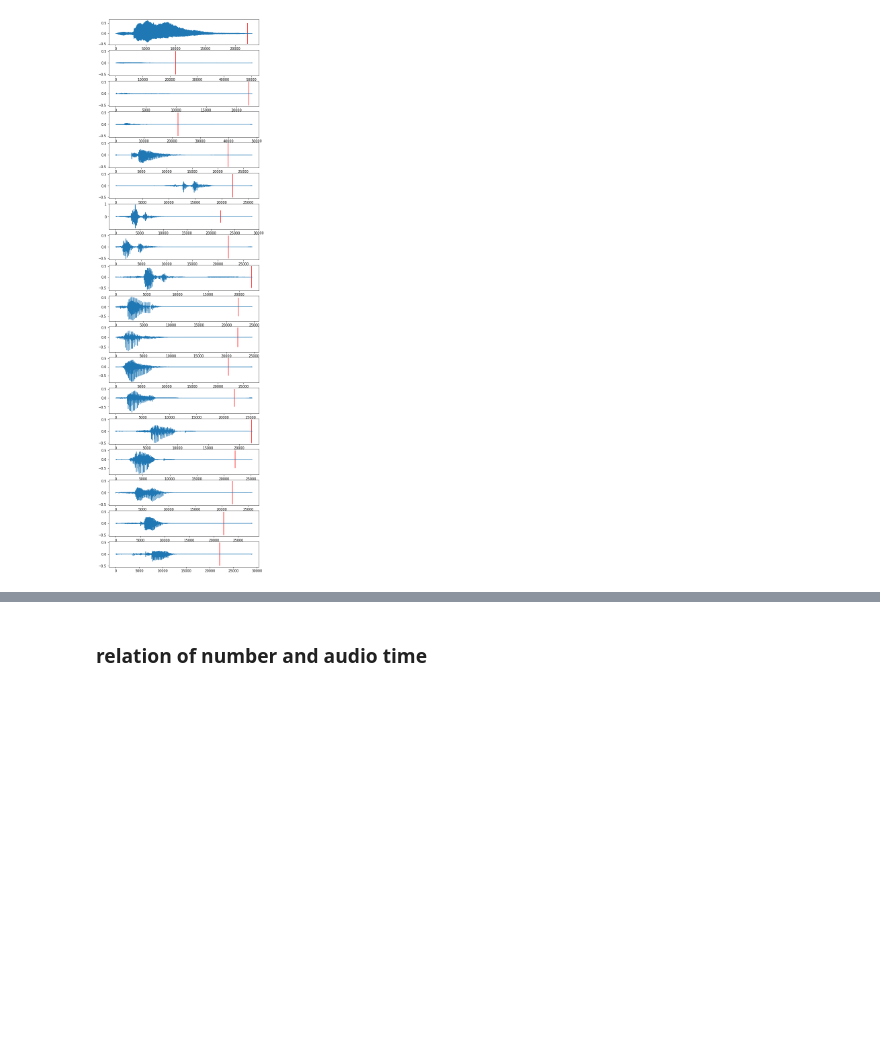
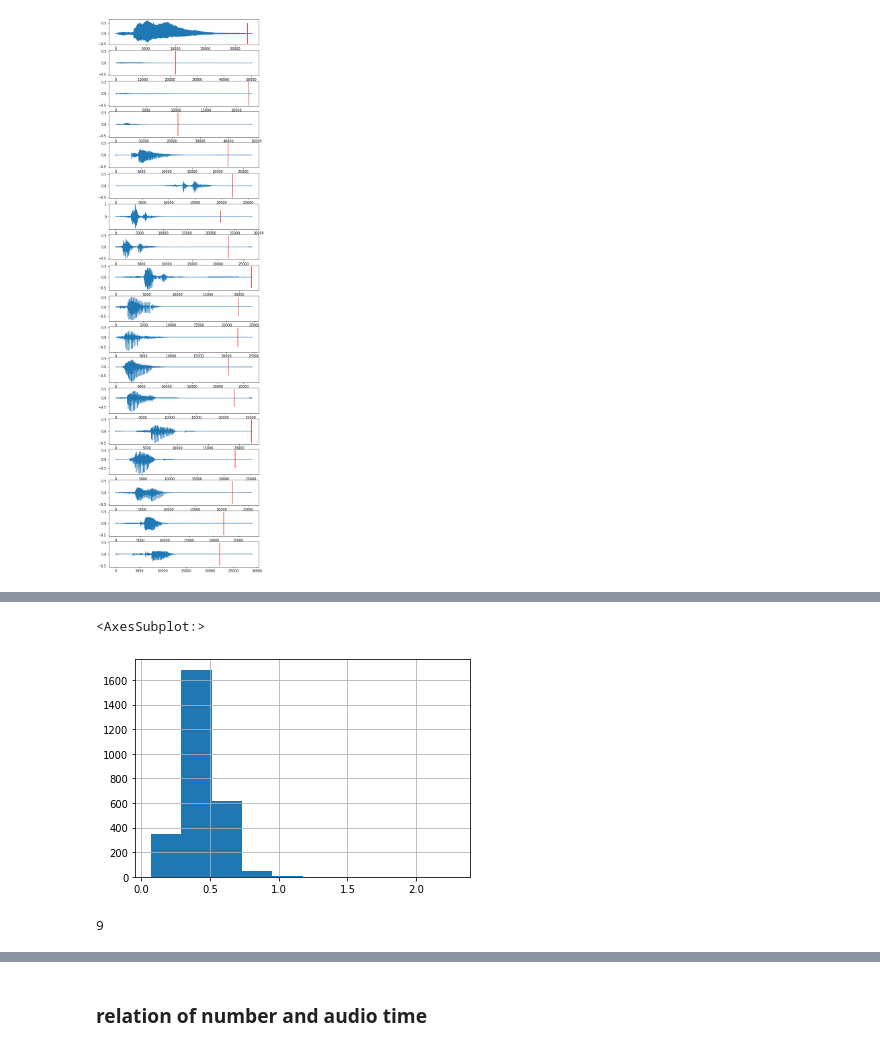
Before and after one commit to shin04/B4Lecture-2021, a Jupyter notebook: ex_9/kajiwara/notebooks/EDA.ipynb, the cells around one changed output, grey strips where cells are left out. Drawn from its saved outputs; the diff is of its cells as text; code cells hidden in the pictures; blank space fills up the shorter version.

Commit message:
remove silent interval using librosa

```diff
--- a/ex_9/kajiwara/notebooks/EDA.ipynb
+++ b/ex_9/kajiwara/notebooks/EDA.ipynb
@@ -105,0 +108,7 @@ for i, idx in enumerate(long_audio_idxes):
+# %%
+non_silent_intervals = []
+for name in meta['path']:
+    y, sr = librosa.load('../../' + name)
+    non_silent_intervals.append(librosa.effects.split(y))
+
+print(non_silent_intervals[0])
@@ -105,0 +117,3 @@ for i, idx in enumerate(long_audio_idxes):
+# %%
+y, sr = librosa.load('../../' + meta['path'].loc[0])
+Audio(y[0:11089], rate=sr)
@@ -105,0 +122,11 @@ for i, idx in enumerate(long_audio_idxes):
+# %%
+train_times = []
+for i, name in enumerate(meta['path']):
+    start = non_silent_intervals[i][0][0]
+    end = non_silent_intervals[i][0][1]
+
+    y, sr = librosa.load('../../' + name)
+    y = y[start:end]
+    train_times.append(len(y)/ sr)
+train_times = pd.Series(train_times)
+train_times.describe()
@@ -105,0 +143,10 @@ for i, idx in enumerate(long_audio_idxes):
+# %%
+train_times.hist()
+# %% [output]
+<AxesSubplot:>
+[figure, added]
+# %%
+long_audio_idxes = [i for i in range(len(train_times)) if train_times[i] > 1.0]
+len(long_audio_idxes)
+# %% [output]
+9
```
Also changed, not shown: parts of 5 cells of this notebook, 3 other files.
